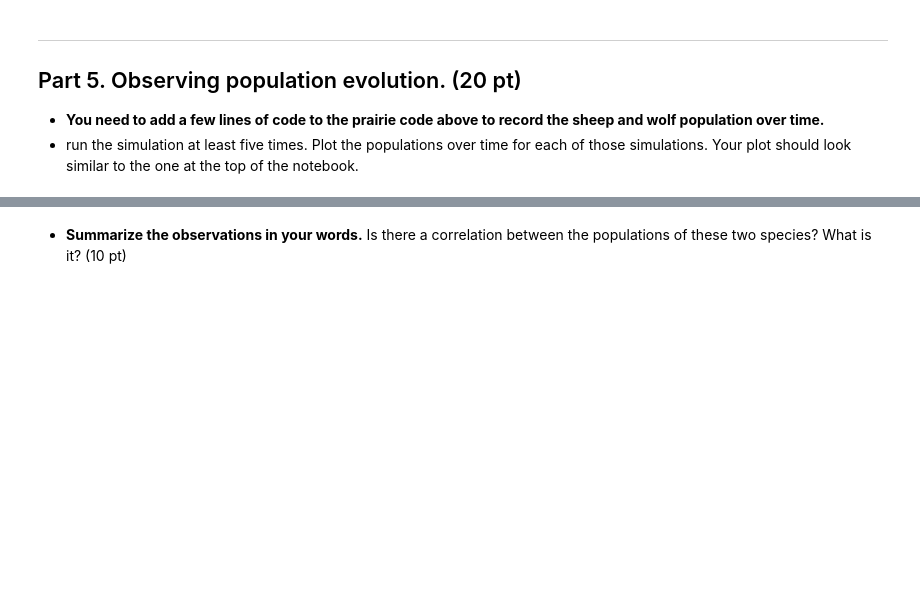
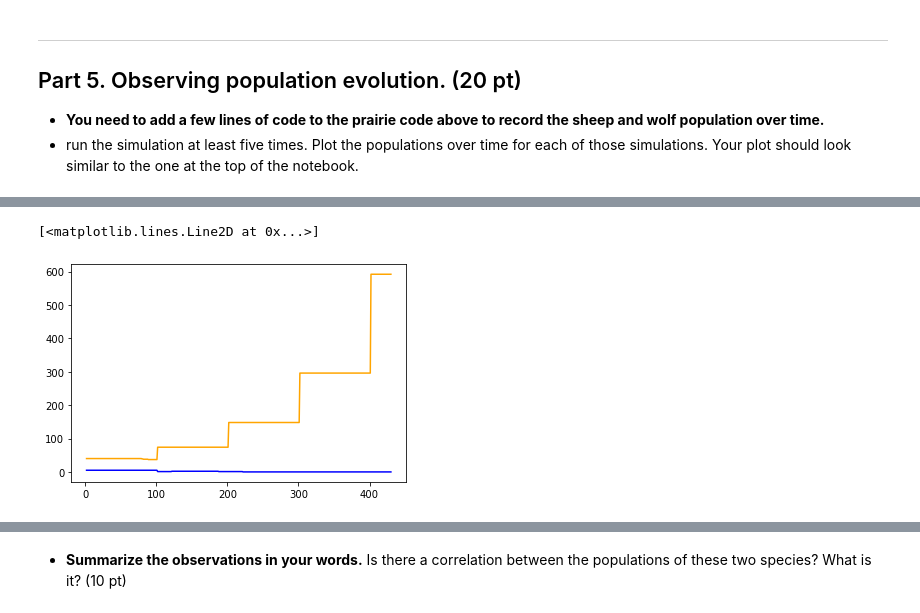
Before and after one commit to Jacob-Rancour/cmse202-s21-turnin, a Jupyter notebook: hw-03/HW-03_OOP+ABM-STUDENT.ipynb, the cells around one changed output, grey strips where cells are left out. Drawn from its saved outputs; the diff is of its cells as text; code cells hidden in the pictures; blank space fills up the shorter version.

```diff
--- a/hw-03/HW-03_OOP+ABM-STUDENT.ipynb
+++ b/hw-03/HW-03_OOP+ABM-STUDENT.ipynb
@@ -827,0 +1022,10 @@ Take a moment to save your notebook, commit the changes to your Git repository u
+# %%
+#simulation 4
+shep_plot_val_4 = shep_plot_val
+wolf_plot_val_4 = wolf_plot_val
+
+plt.plot(time_list,shep_plot_val_4,color = "orange")
+plt.plot(time_list,wolf_plot_val_4,color = "blue")
+# %% [output]
+[<matplotlib.lines.Line2D at 0x...>]
+[figure, added]
```
Also changed, not shown: parts of 27 cells of this notebook.
